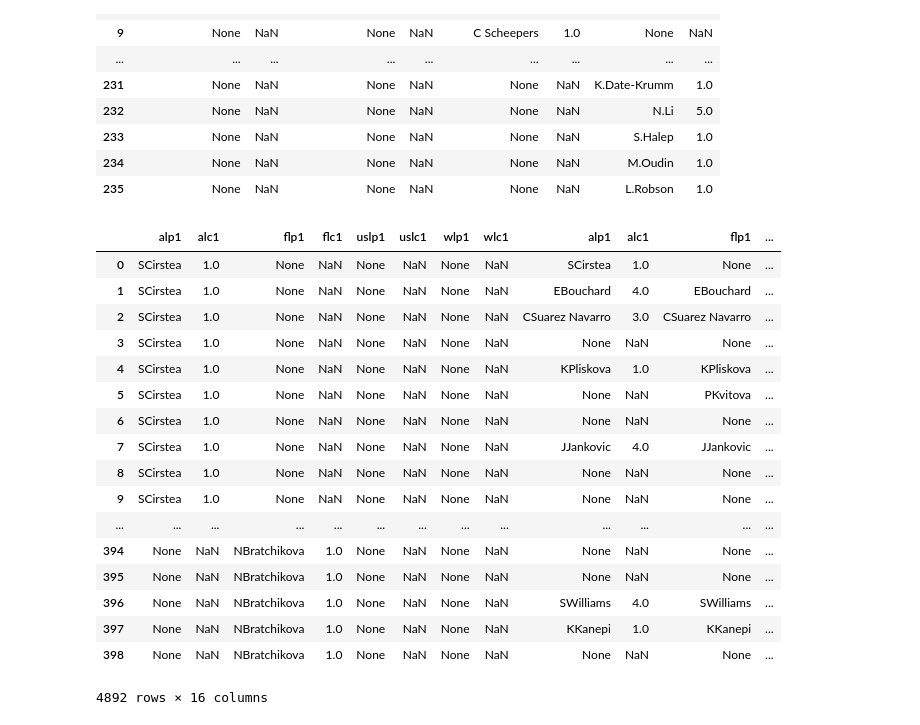
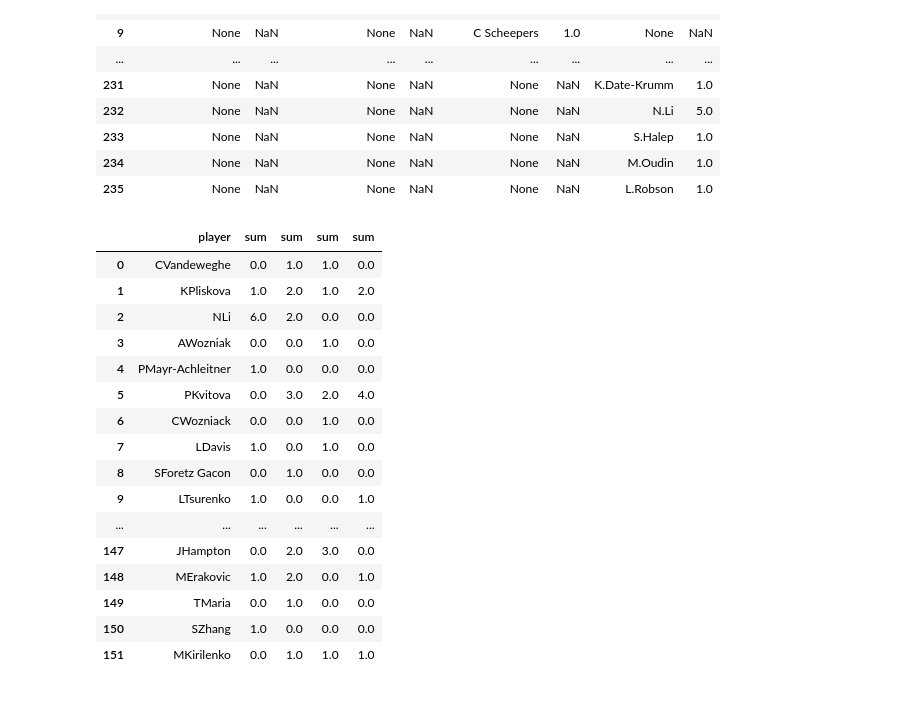
Before and after one commit to luketibbott/SQL, a Jupyter notebook: challenge-4.ipynb, the cells around one changed output. Saved outputs shown, nothing was run; the diff lists cells and outputs as text; code cells hidden in the pictures.

Commit message:
Proof of concept for women player 1

```diff
--- a/challenge-4.ipynb
+++ b/challenge-4.ipynb
@@ -3,7 +3,7 @@ import pandas as pd
 # %%
 from sshtunnel import SSHTunnelForwarder
 
-AWS_IP_ADDRESS = '34.222.1.249'
+AWS_IP_ADDRESS = '18.236.145.213'
 AWS_USERNAME = 'luke'
 SSH_KEY_PATH = '/users/luketibbott/.ssh/id_rsa'
 
@@ -1343,55 +1343,51 @@ WITH t1 AS (SELECT CONCAT(LEFT(al.player1, 1), RIGHT(al.player1, CHAR_LENGTH(al.
             RIGHT JOIN t6 ON t5.alp2 = t6.flp2
             RIGHT JOIN t7 ON t6.flp2 = t7.uslp2
             RIGHT JOIN t8 ON t7.uslp2 = t8.wlp2),
 
      men_p1 AS (SELECT *
             FROM t9
             LEFT JOIN t10 ON t9.amp1 = t10.fmp1
             LEFT JOIN t11 ON t10.fmp1 = t11.usmp1
             LEFT JOIN t12 ON t11.usmp1 = t12.wmp1
             UNION
             SELECT * FROM t9
             RIGHT JOIN t10 ON t9.amp1 = t10.fmp1
             RIGHT JOIN t11 ON t10.fmp1 = t11.usmp1
             RIGHT JOIN t12 ON t11.usmp1 = t12.wmp1),
 
      men_p2 AS (SELECT *
             FROM t13
             LEFT JOIN t14 ON t13.amp2 = t14.fmp2
             LEFT JOIN t15 ON t14.fmp2 = t15.usmp2
             LEFT JOIN t16 ON t15.usmp2 = t16.wmp2
             UNION
             SELECT * FROM t13
             RIGHT JOIN t14 ON t13.amp2 = t14.fmp2
             RIGHT JOIN t15 ON t14.fmp2 = t15.usmp2
             RIGHT JOIN t16 ON t15.usmp2 = t16.wmp2)
 
-
-     SELECT *
+    /* TRY: nested coalesce then group by player */
+     SELECT COALESCE(alp1, COALESCE(flp1, COALESCE(uslp1, COALESCE(wlp1, 'None')))) player,
+     SUM(COALESCE(alc1, 0)), SUM(COALESCE(flc1, 0)), SUM(COALESCE(uslc1, 0)), SUM(COALESCE(wlc1, 0))
      FROM women_p1 w1
-     JOIN women_p1 w2
-     ON (w1.alp1 = w2.alp1 OR w1.alp1 = w2.flp1 OR w1.alp1 = w2.uslp1 OR w1.alp1 = w2.wlp1 OR
-     w1.flp1 = w2.flp1 OR w1.flp1 = w2.uslp1 OR w1.flp1 = w2.wlp1 OR
-     w1.uslp1 = w2.uslp1 OR w2.uslp1 = w2.wlp1 OR
-     w1.wlp1 = w2.wlp1);
+     GROUP BY 1;
 
     ''', cnx)
 # %% [output]
-|  | alp1 | alc1 | flp1 | flc1 | uslp1 | uslc1 | wlp1 | wlc1 | alp1 | alc1 | flp1 | ... |
-| 0 | SCirstea | 1.0 | None | NaN | None | NaN | None | NaN | SCirstea | 1.0 | None | ... |
-| 1 | SCirstea | 1.0 | None | NaN | None | NaN | None | NaN | EBouchard | 4.0 | EBouchard | ... |
-| 2 | SCirstea | 1.0 | None | NaN | None | NaN | None | NaN | CSuarez Navarro | 3.0 | CSuarez Navarro | ... |
-| 3 | SCirstea | 1.0 | None | NaN | None | NaN | None | NaN | None | NaN | None | ... |
-| 4 | SCirstea | 1.0 | None | NaN | None | NaN | None | NaN | KPliskova | 1.0 | KPliskova | ... |
-| 5 | SCirstea | 1.0 | None | NaN | None | NaN | None | NaN | None | NaN | PKvitova | ... |
-| 6 | SCirstea | 1.0 | None | NaN | None | NaN | None | NaN | None | NaN | None | ... |
-| 7 | SCirstea | 1.0 | None | NaN | None | NaN | None | NaN | JJankovic | 4.0 | JJankovic | ... |
-| 8 | SCirstea | 1.0 | None | NaN | None | NaN | None | NaN | None | NaN | None | ... |
-| 9 | SCirstea | 1.0 | None | NaN | None | NaN | None | NaN | None | NaN | None | ... |
-| ... | ... | ... | ... | ... | ... | ... | ... | ... | ... | ... | ... | ... |
-| 394 | None | NaN | NBratchikova | 1.0 | None | NaN | None | NaN | None | NaN | None | ... |
-| 395 | None | NaN | NBratchikova | 1.0 | None | NaN | None | NaN | None | NaN | None | ... |
-| 396 | None | NaN | NBratchikova | 1.0 | None | NaN | None | NaN | SWilliams | 4.0 | SWilliams | ... |
-| 397 | None | NaN | NBratchikova | 1.0 | None | NaN | None | NaN | KKanepi | 1.0 | KKanepi | ... |
-| 398 | None | NaN | NBratchikova | 1.0 | None | NaN | None | NaN | None | NaN | None | ... |
+|  | player | sum | sum | sum | sum |
+| 0 | CVandeweghe | 0.0 | 1.0 | 1.0 | 0.0 |
+| 1 | KPliskova | 1.0 | 2.0 | 1.0 | 2.0 |
+| 2 | NLi | 6.0 | 2.0 | 0.0 | 0.0 |
+| 3 | AWozniak | 0.0 | 0.0 | 1.0 | 0.0 |
+| 4 | PMayr-Achleitner | 1.0 | 0.0 | 0.0 | 0.0 |
+| 5 | PKvitova | 0.0 | 3.0 | 2.0 | 4.0 |
+| 6 | CWozniack | 0.0 | 0.0 | 1.0 | 0.0 |
+| 7 | LDavis | 1.0 | 0.0 | 1.0 | 0.0 |
+| 8 | SForetz Gacon | 0.0 | 1.0 | 0.0 | 0.0 |
+| 9 | LTsurenko | 1.0 | 0.0 | 0.0 | 1.0 |
+| ... | ... | ... | ... | ... | ... |
+| 147 | JHampton | 0.0 | 2.0 | 3.0 | 0.0 |
+| 148 | MErakovic | 1.0 | 2.0 | 0.0 | 1.0 |
+| 149 | TMaria | 0.0 | 1.0 | 0.0 | 0.0 |
+| 150 | SZhang | 1.0 | 0.0 | 0.0 | 0.0 |
+| 151 | MKirilenko | 0.0 | 1.0 | 1.0 | 1.0 |
-4892 rows × 16 columns
```
Also changed, not shown: parts of 3 cells of this notebook.
